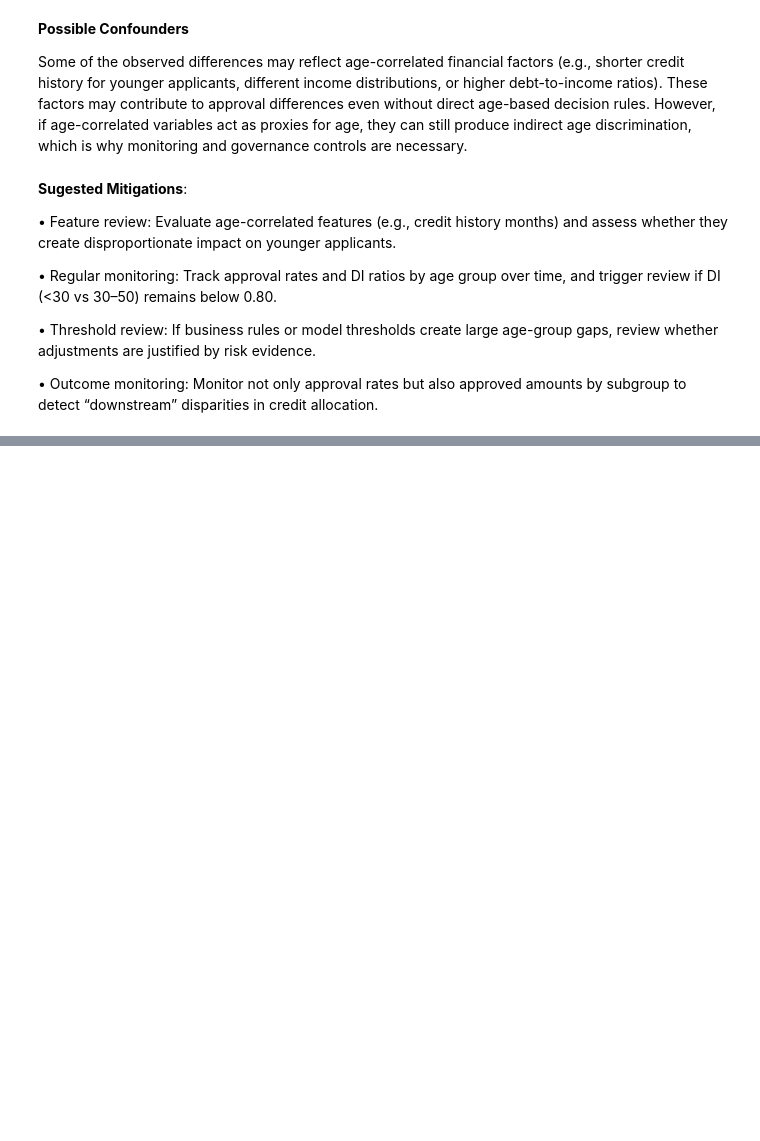
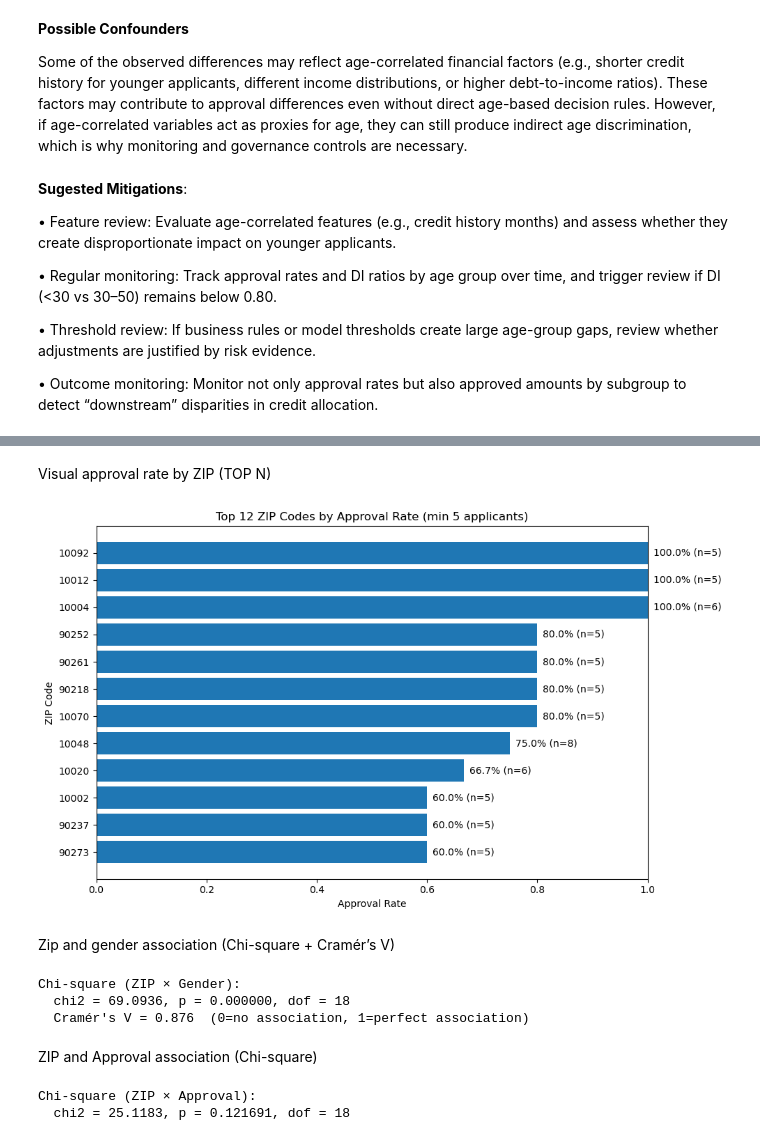
Before and after one commit to winifred-ojinere/dego-project-team5, a Jupyter notebook: notebooks/02-bias-analysis.ipynb, the cells around one changed output, grey strips where cells are left out. Drawn from its saved outputs; the diff is of its cells as text; code cells hidden in the pictures; blank space fills up the shorter version.

```diff
--- a/notebooks/02-bias-analysis.ipynb
+++ b/notebooks/02-bias-analysis.ipynb
@@ -606,0 +606,9 @@ Some of the observed differences may reflect age-correlated financial factors (e
+# %%
+zip_stats = (
+    df_zip.groupby("zip_clean", observed=False)[decision_col]
+          .agg(n_applicants="size", approval_rate="mean")
+          .sort_values("approval_rate", ascending=False)
+)
+
+display(zip_stats.head(10))
+display(zip_stats.tail(10))
@@ -606,0 +640,66 @@ Some of the observed differences may reflect age-correlated financial factors (e
+# %% [markdown]
+Visual approval rate by ZIP (TOP N)
+# %%
+if zip_stats.empty:
+    print("No ZIPs left after filtering. Try reducing MIN_N.")
+else:
+    top_zip = zip_stats.head(TOP_N).sort_values("approval_rate", ascending=True)
+
+    fig, ax = plt.subplots(figsize=(10, 6))
+    ax.barh(top_zip.index.astype(str), top_zip["approval_rate"])
+    ax.set_title(f"Top {TOP_N} ZIP Codes by Approval Rate (min {MIN_N} applicants)")
+    ax.set_xlabel("Approval Rate")
+    ax.set_ylabel("ZIP Code")
+    ax.set_xlim(0, 1)
+
+    # label bars with % and n
+    for i, (rate, n) in enumerate(zip(top_zip["approval_rate"], top_zip["n_applicants"])):
+        ax.text(rate + 0.01, i, f"{rate*100:.1f}% (n={n})", va="center")
+
+    plt.tight_layout()
+    plt.show()
+# %% [output]
+[figure, added]
+# %% [markdown]
+Zip and gender association (Chi-square + Cramér’s V)
+# %%
+def cramers_v(contingency_table: pd.DataFrame) -> float:
+    chi2, _, _, _ = chi2_contingency(contingency_table)
+    n = contingency_table.to_numpy().sum()
+    r, k = contingency_table.shape
+    return np.sqrt((chi2 / n) / (min(r - 1, k - 1))) if n > 0 else np.nan
+
+# Keep only Male/Female for this proxy check
+df_zip_g = df_zip[df_zip[gender_col].isin(["Male", "Female"])].copy()
+
+ct_zip_gender = pd.crosstab(df_zip_g["zip_clean"], df_zip_g[gender_col])
+
+if ct_zip_gender.shape[0] < 2 or ct_zip_gender.shape[1] < 2:
+    print("Not enough variation to compute ZIP × Gender association after filtering.")
+    display(ct_zip_gender)
+else:
+    chi2_zg, p_zg, dof_zg, _ = chi2_contingency(ct_zip_gender)
+    v_zg = cramers_v(ct_zip_gender)
+
+    print("Chi-square (ZIP × Gender):")
+    print(f"  chi2 = {chi2_zg:.4f}, p = {p_zg:.6f}, dof = {dof_zg}")
+    print(f"  Cramér's V = {v_zg:.3f}  (0=no association, 1=perfect association)")
+# %% [output]
+Chi-square (ZIP × Gender):
+  chi2 = 69.0936, p = 0.000000, dof = 18
+  Cramér's V = 0.876  (0=no association, 1=perfect association)
+# %% [markdown]
+ZIP and Approval association (Chi-square)
+# %%
+ct_zip_approval = pd.crosstab(df_zip["zip_clean"], df_zip[decision_col])
+
+if ct_zip_approval.shape[0] < 2 or ct_zip_approval.shape[1] < 2:
+    print("Not enough variation to compute ZIP × Approval association after filtering.")
+    display(ct_zip_approval)
+else:
+    chi2_za, p_za, dof_za, _ = chi2_contingency(ct_zip_approval)
+    print("Chi-square (ZIP × Approval):")
+    print(f"  chi2 = {chi2_za:.4f}, p = {p_za:.6f}, dof = {dof_za}")
+# %% [output]
+Chi-square (ZIP × Approval):
+  chi2 = 25.1183, p = 0.121691, dof = 18
```
Also changed, not shown: parts of 41 cells of this notebook.
